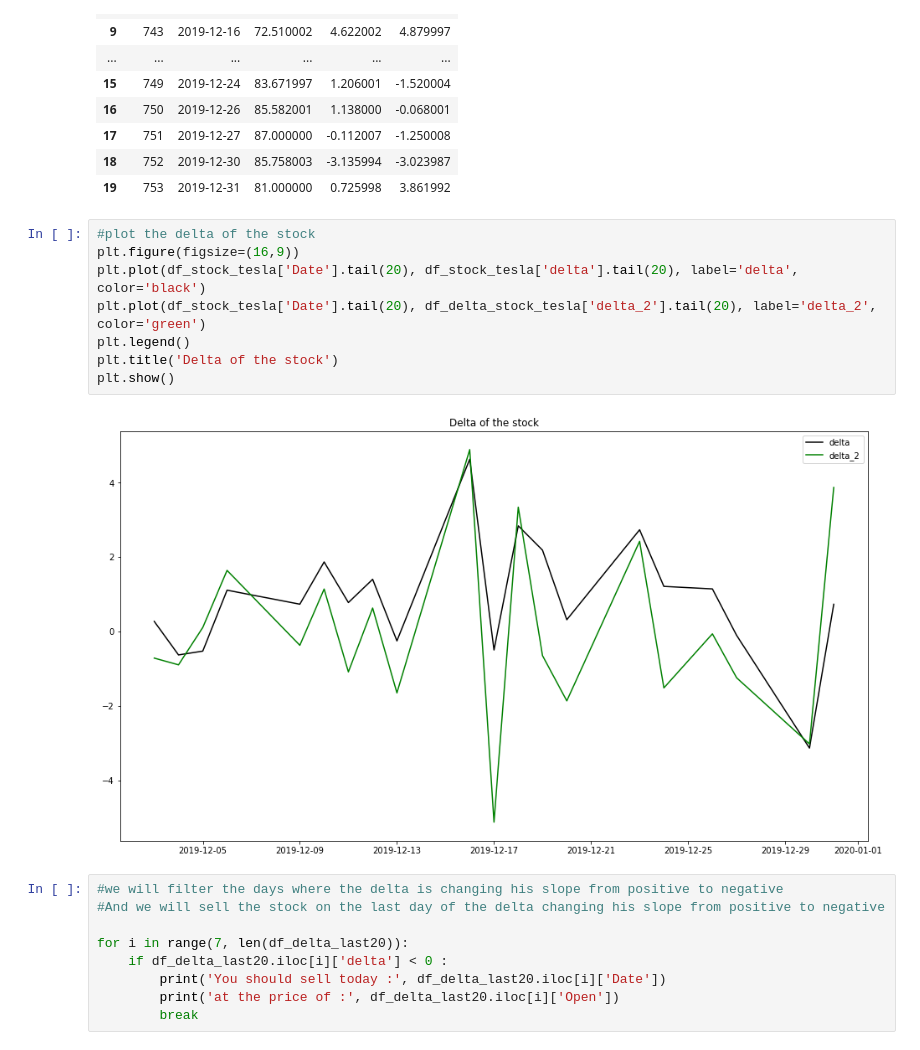
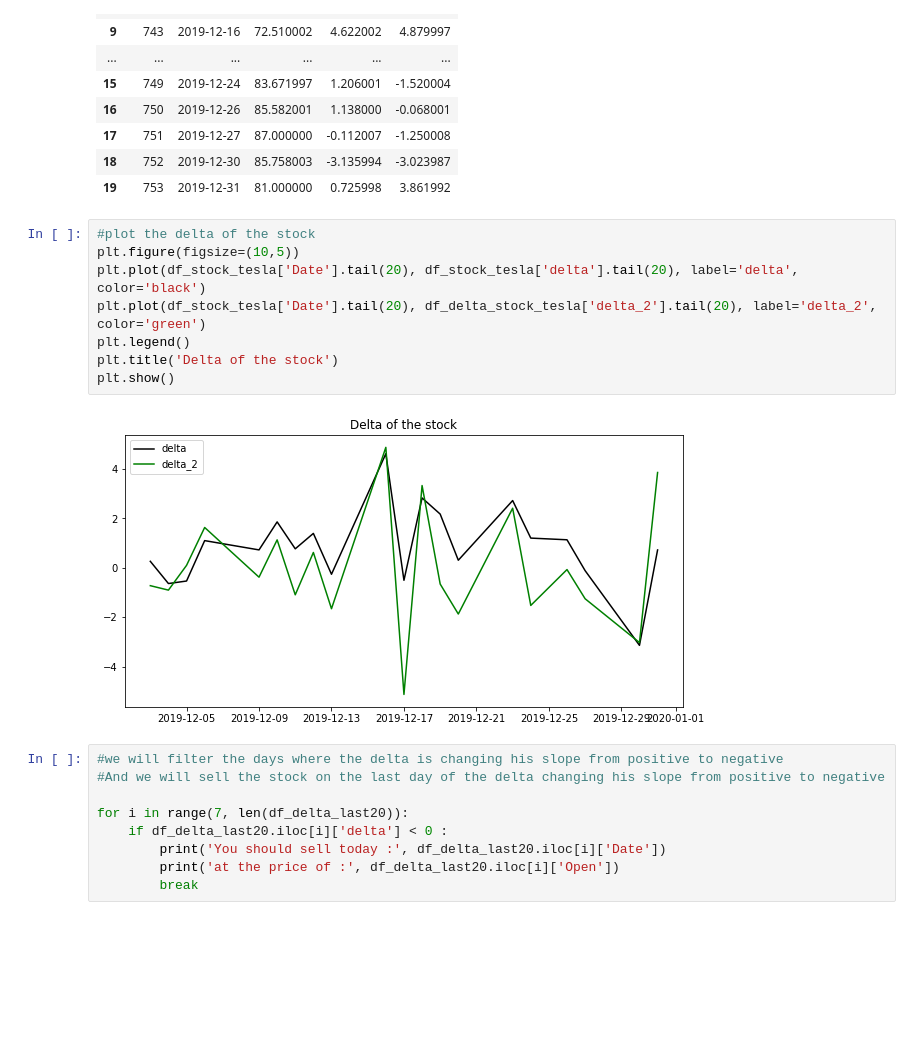
Before and after one commit to kerpa/ProjectFundamentalPythonMBS, a Jupyter notebook: Main_notebook.ipynb, the cells around one changed output. Cells and saved outputs as stored; diff of their text form; blank space fills up the shorter version.

```diff
--- a/Main_notebook.ipynb
+++ b/Main_notebook.ipynb
@@ -574,14 +595,14 @@ df_delta_last20
 | 19 | 753 | 2019-12-31 | 81.000000 | 0.725998 | 3.861992 |
 # %%
 #plot the delta of the stock
-plt.figure(figsize=(16,9))
+plt.figure(figsize=(10,5))
 plt.plot(df_stock_tesla['Date'].tail(20), df_stock_tesla['delta'].tail(20), label='delta', color='black')
 plt.plot(df_stock_tesla['Date'].tail(20), df_delta_stock_tesla['delta_2'].tail(20), label='delta_2', color='green')
 plt.legend()
 plt.title('Delta of the stock')
 plt.show()
 # %% [output]
-[figure, old version]
+[figure, new version]
 # %%
 #we will filter the days where the delta is changing his slope from positive to negative
 #And we will sell the stock on the last day of the delta changing his slope from positive to negative
```
Also changed, not shown: parts of 8 cells of this notebook, 24 other files.
